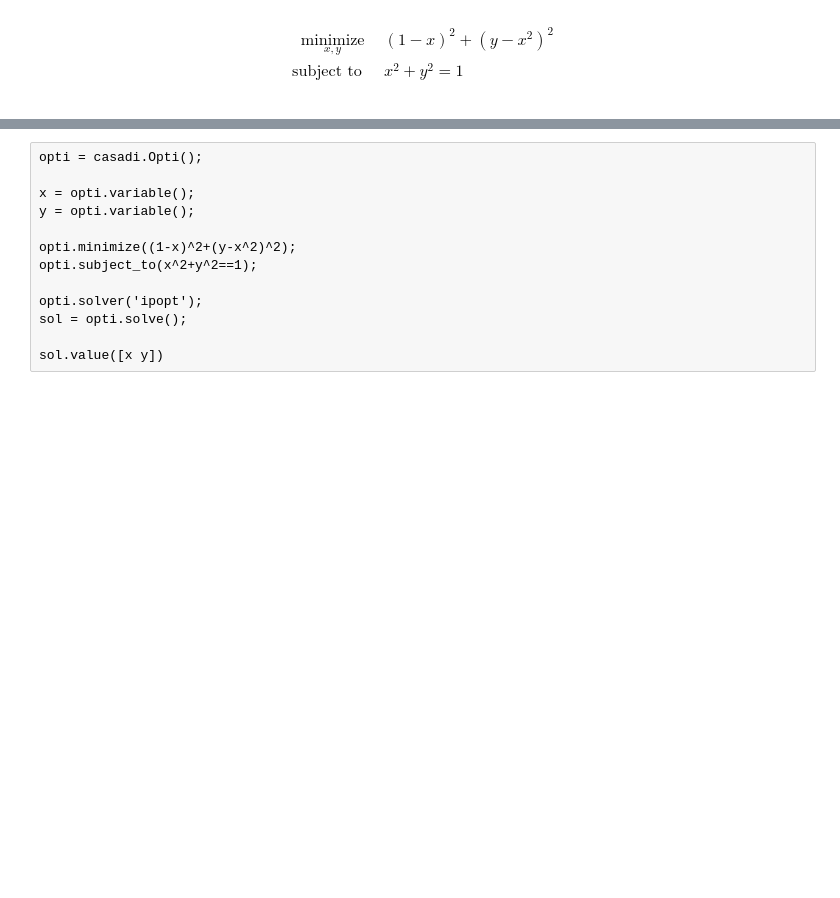
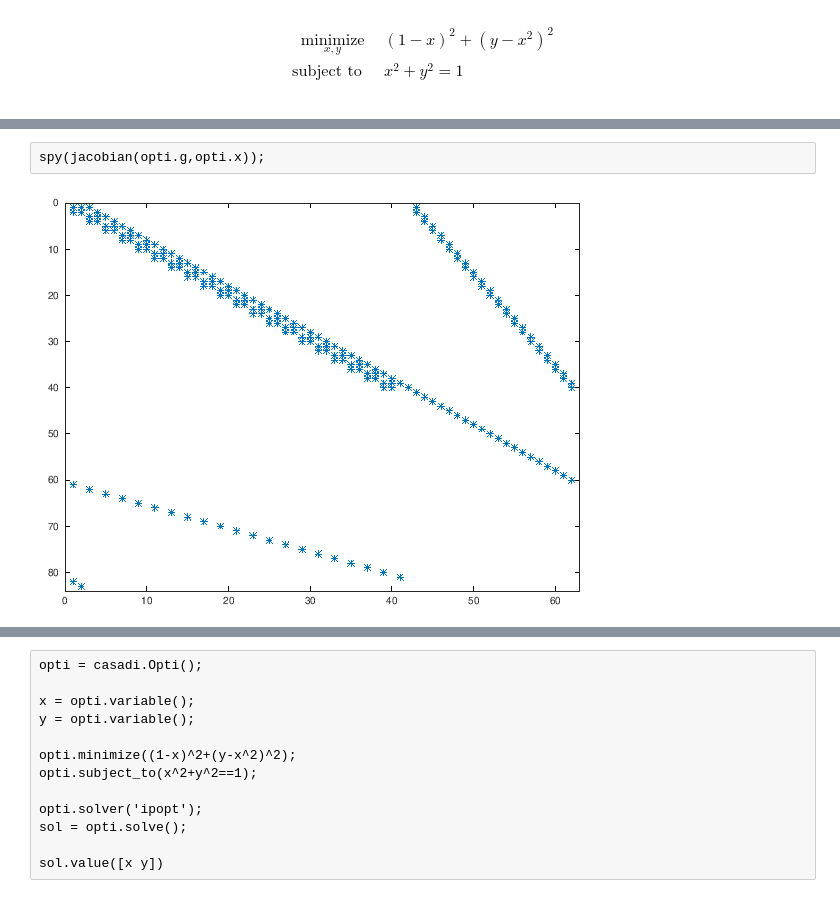
Before and after one commit to jgillis/blux_presentation, a Jupyter notebook: index.ipynb, the cells around one changed output, grey strips where cells are left out. Saved outputs shown, nothing was run; the diff lists cells and outputs as text; blank space fills up the shorter version.

```diff
--- a/index.ipynb
+++ b/index.ipynb
@@ -41,0 +191,4 @@ addpath('/home/jgillis/programs/casadi/matlab_install/casadi')
+# %%
+spy(jacobian(opti.g,opti.x));
+# %% [output]
+[figure, added]
```
Also changed, not shown: parts of 16 cells of this notebook.
